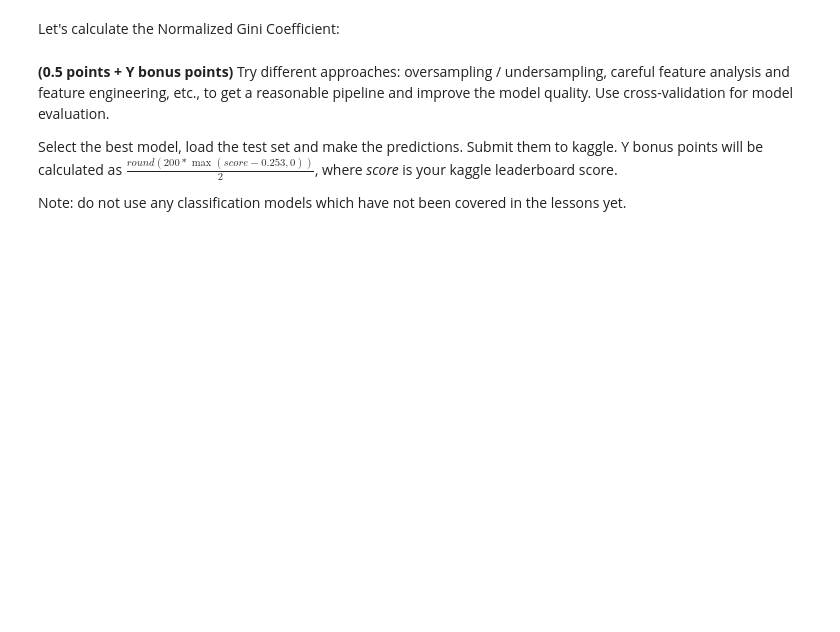
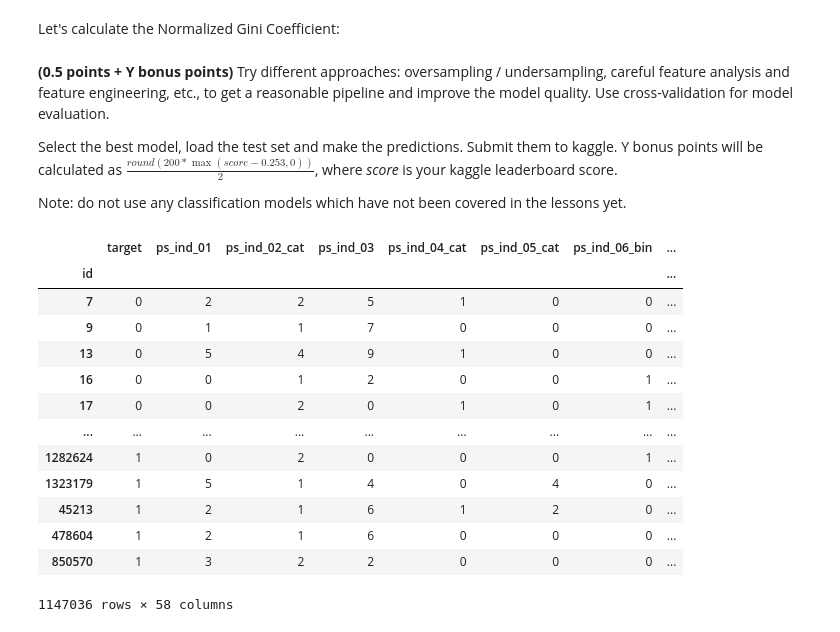
Before and after one commit to kiligon/Ml_Hw, a Jupyter notebook: ML_Hw_5.ipynb, the cells around one changed output. Drawn from its saved outputs; the diff is of its cells as text; code cells hidden in the pictures; blank space fills up the shorter version.

```diff
--- a/ML_Hw_5.ipynb
+++ b/ML_Hw_5.ipynb
@@ -473,0 +504,21 @@ Note: do not use any classification models which have not been covered in the le
+# %%
+num_0 = len(insurance_data[insurance_data['target']==0])
+
+oversampled_data = pd.concat([ insurance_data[insurance_data['target']==0] ,
+                              insurance_data[insurance_data['target']==1].sample(num_0, replace=True) ])
+oversampled_data
+# %% [output]
+|  | target | ps_ind_01 | ps_ind_02_cat | ps_ind_03 | ps_ind_04_cat | ps_ind_05_cat | ps_ind_06_bin | ... |
+| id |  |  |  |  |  |  |  | ... |
+| 7 | 0 | 2 | 2 | 5 | 1 | 0 | 0 | ... |
+| 9 | 0 | 1 | 1 | 7 | 0 | 0 | 0 | ... |
+| 13 | 0 | 5 | 4 | 9 | 1 | 0 | 0 | ... |
+| 16 | 0 | 0 | 1 | 2 | 0 | 0 | 1 | ... |
+| 17 | 0 | 0 | 2 | 0 | 1 | 0 | 1 | ... |
+| ... | ... | ... | ... | ... | ... | ... | ... | ... |
+| 1282624 | 1 | 0 | 2 | 0 | 0 | 0 | 1 | ... |
+| 1323179 | 1 | 5 | 1 | 4 | 0 | 4 | 0 | ... |
+| 45213 | 1 | 2 | 1 | 6 | 1 | 2 | 0 | ... |
+| 478604 | 1 | 2 | 1 | 6 | 0 | 0 | 0 | ... |
+| 850570 | 1 | 3 | 2 | 2 | 0 | 0 | 0 | ... |
+1147036 rows × 58 columns
```
Also changed, not shown: parts of 19 cells of this notebook, 1 other file.
